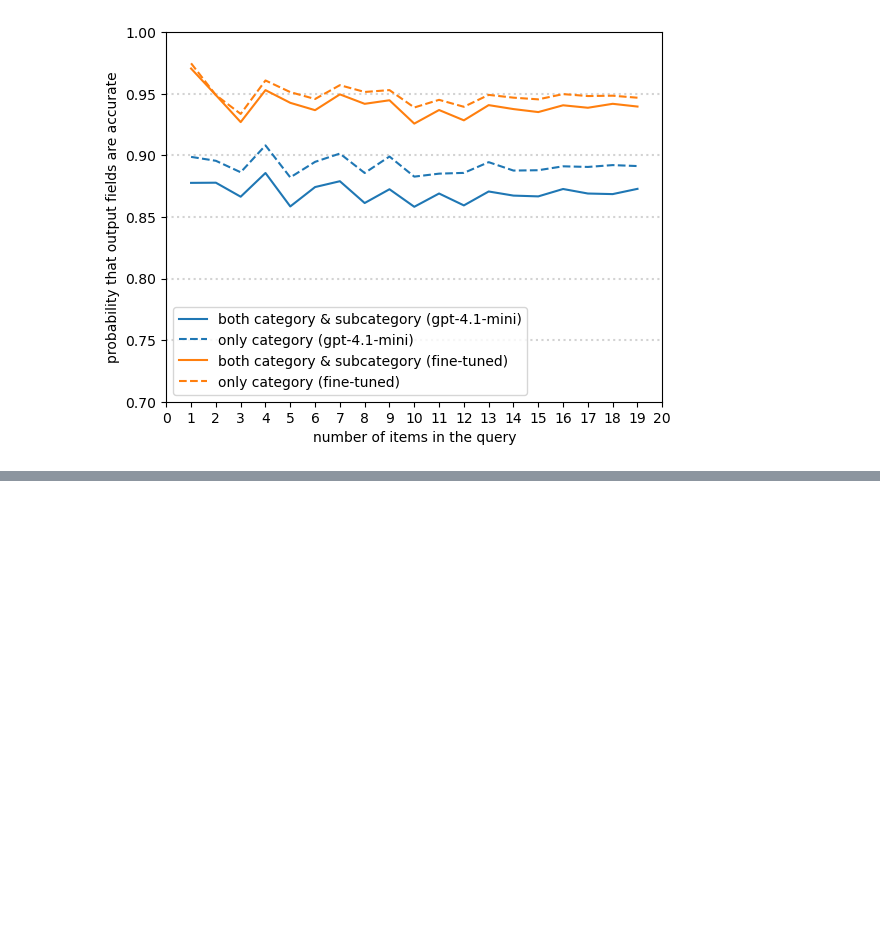
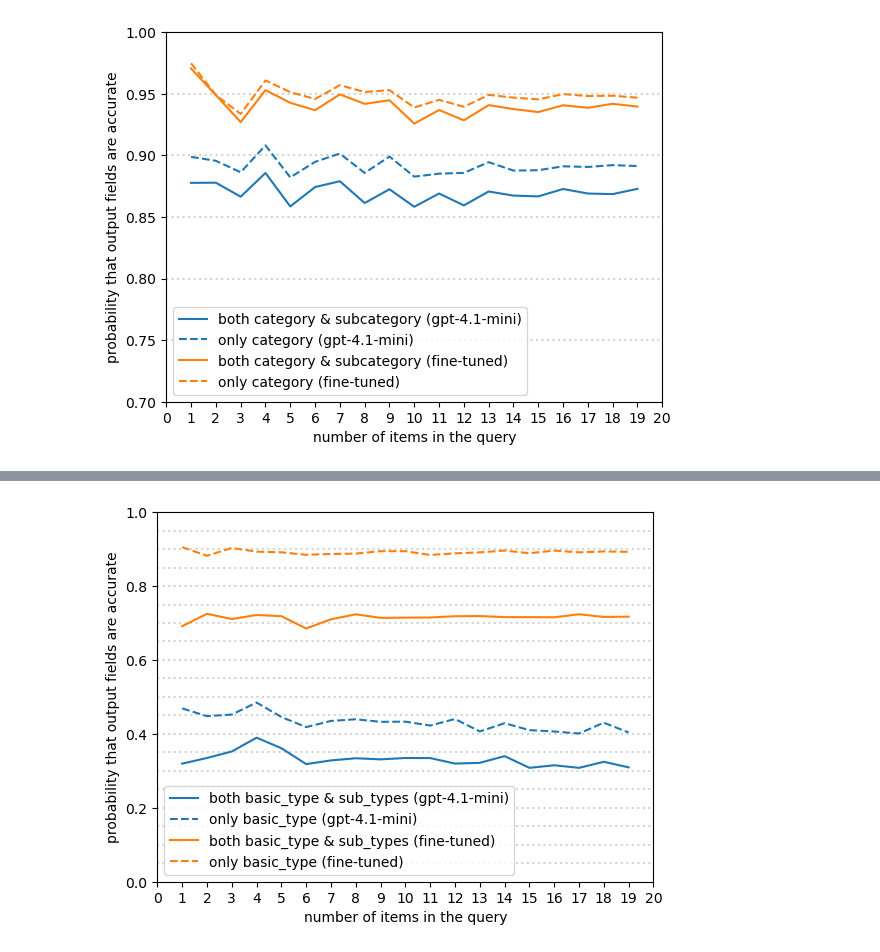
Before and after one commit to uchicago-dsi/good-food-purchasing, a Jupyter notebook: new-data-2025-11-20/test-fine-tuning-vy.ipynb, the cells around one changed output, grey strips where cells are left out. Saved outputs shown, nothing was run; the diff lists cells and outputs as text; code cells hidden in the pictures; blank space fills up the shorter version.

```diff
--- a/new-data-2025-11-20/test-fine-tuning-vy.ipynb
+++ b/new-data-2025-11-20/test-fine-tuning-vy.ipynb
@@ -167,0 +256,34 @@ None
+# %%
+fig, ax = plt.subplots()
+
+for level in np.arange(0.05, 1, 0.05):
+    ax.axhline(level, color="lightgrey", ls=":")
+
+fraction1 = []
+fraction2 = []
+for multiplicity in range(1, 20):
+    df_this_multiplicity = df_tag_untuned.query(f"multiplicity == {multiplicity}")
+    fraction1.append(np.count_nonzero(df_this_multiplicity["basic_type"]) / len(df_this_multiplicity))
+    fraction2.append(np.count_nonzero(df_this_multiplicity["sub_types"]) / len(df_this_multiplicity))
+ax.plot(range(1, 20), fraction2, color="tab:blue", ls="-", label="both basic_type & sub_types (gpt-4.1-mini)")
+ax.plot(range(1, 20), fraction1, color="tab:blue", ls="--", label="only basic_type (gpt-4.1-mini)")
+
+fraction1 = []
+fraction2 = []
+for multiplicity in range(1, 20):
+    df_this_multiplicity = df_tag_finetuned.query(f"multiplicity == {multiplicity}")
+    fraction1.append(np.count_nonzero(df_this_multiplicity["basic_type"]) / len(df_this_multiplicity))
+    fraction2.append(np.count_nonzero(df_this_multiplicity["sub_types"]) / len(df_this_multiplicity))
+ax.plot(range(1, 20), fraction2, color="tab:orange", ls="-", label="both basic_type & sub_types (fine-tuned)")
+ax.plot(range(1, 20), fraction1, color="tab:orange", ls="--", label="only basic_type (fine-tuned)")
+
+ax.set_xlabel("number of items in the query")
+ax.set_ylabel("probability that output fields are accurate")
+ax.set_xlim(0, 20)
+ax.set_xticks(range(21))
+ax.set_ylim(0, 1)
+ax.legend()
+
+None
+# %% [output]
+[figure, added]
```
Also changed, not shown: parts of 4 cells of this notebook.
